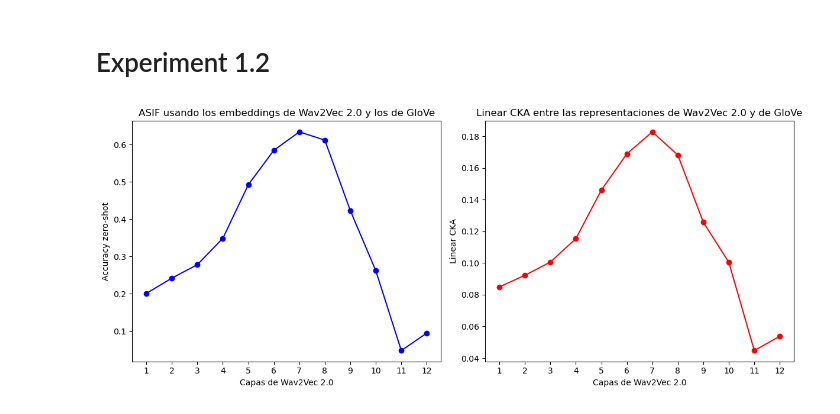
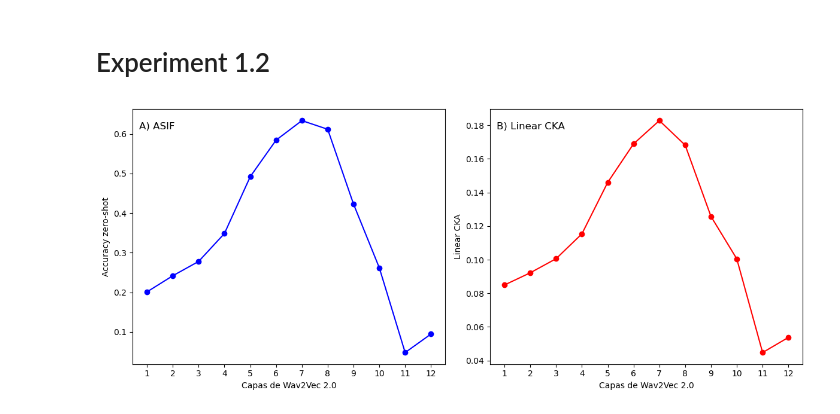
Before and after one commit to ceciliabolanos/layer-analysis, a Jupyter notebook: results/experiment1.2_ASIF_CKA/results.ipynb, the cells around one changed output. Cells and saved outputs as stored; diff of their text form; code cells hidden in the pictures.

```diff
--- a/results/experiment1.2_ASIF_CKA/results.ipynb
+++ b/results/experiment1.2_ASIF_CKA/results.ipynb
@@ -122,24 +122,21 @@ with file_path.open('r', encoding='utf-8') as file:
 # %%
 fig, (ax1, ax2) = plt.subplots(1, 2, figsize=(12, 5))  # 1 fila, 2 columnas
 
 # Gráfico para ASIF-GloVe
 ax1.plot(np.arange(1, 13, 1), asif_glove, color='blue', marker='o')
-ax1.set_title('ASIF usando los embeddings de Wav2Vec 2.0 y los de GloVe')
 ax1.set_xlabel('Capas de Wav2Vec 2.0')
 ax1.set_ylabel('Accuracy zero-shot')
 ax1.set_xticks(np.arange(1, 13, 1))
+ax1.text(0.02, 0.95, 'A) ASIF', transform=ax1.transAxes, fontsize=12, verticalalignment='top')  # Add label 'A: ASIF'
 
 # Gráfico para Wav2Vec vs. GloVe
 ax2.plot(np.arange(1, 13, 1), wav_vs_glove, color='red', marker='o')
-ax2.set_title('Linear CKA entre las representaciones de Wav2Vec 2.0 y de GloVe')
 ax2.set_xlabel('Capas de Wav2Vec 2.0')
 ax2.set_ylabel('Linear CKA')
 ax2.set_xticks(np.arange(1, 13, 1))
+ax2.text(0.02, 0.95, 'B) Linear CKA', transform=ax2.transAxes, fontsize=12, verticalalignment='top')  # Add label 'B: CKA'
 
-# Ajustar automáticamente los subplots para evitar que se solapen los títulos y etiquetas
 plt.tight_layout()
-
-# Mostrar el plot
 plt.show()
 # %% [output]
-[figure, old version]
+[figure, new version]
```
Also changed, not shown: 4 other files.
